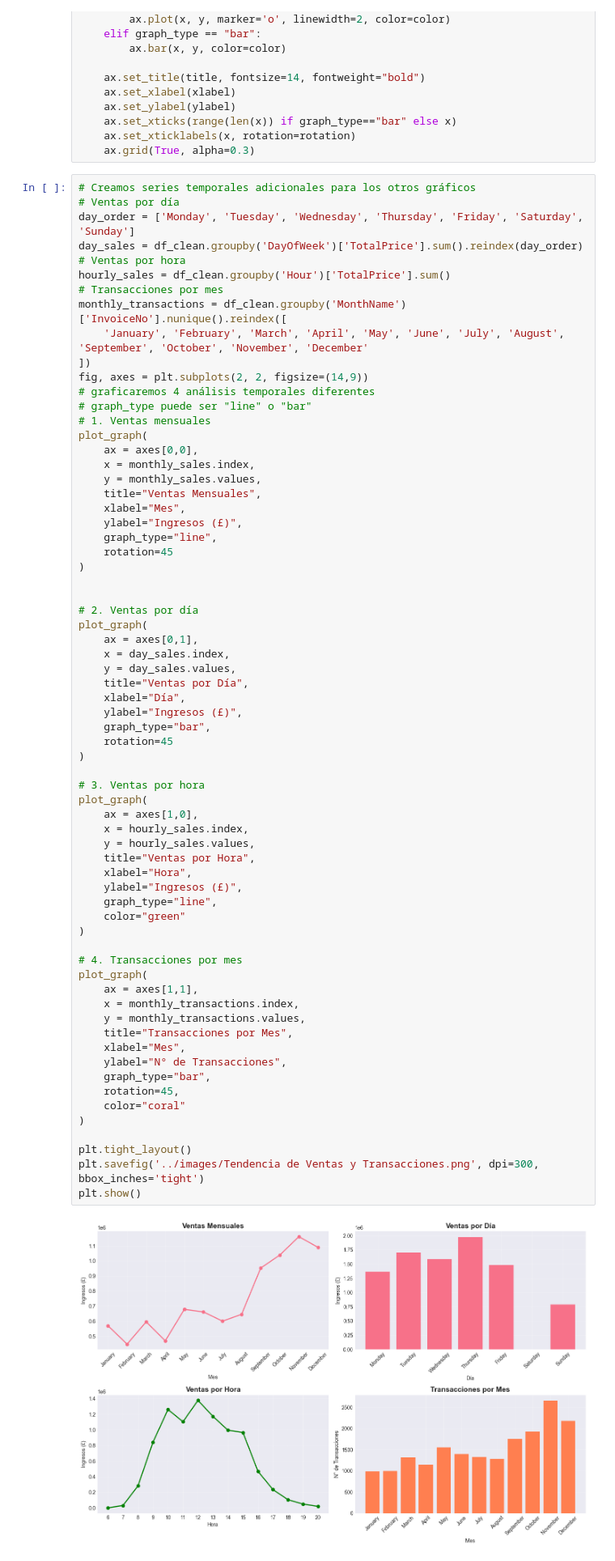
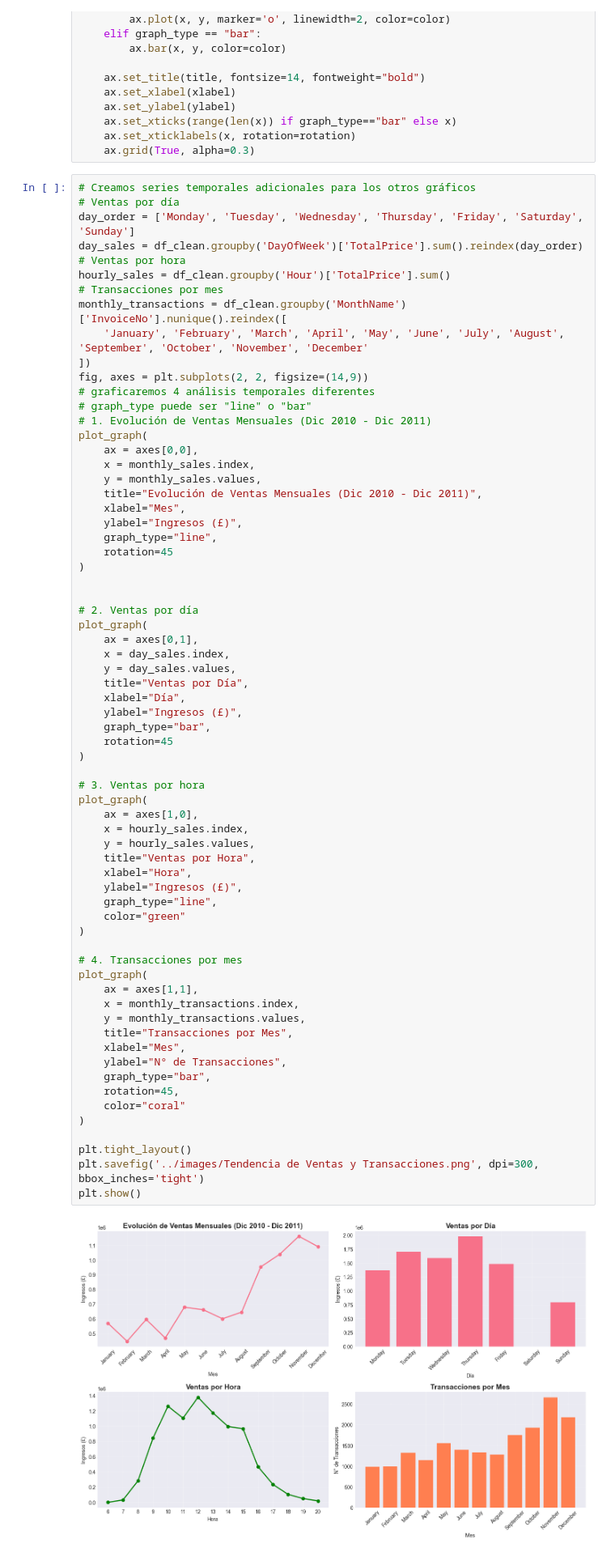
Before and after one commit to a2-digital/ecommerce-uk-retail-analysis, a Jupyter notebook: notebook/UK_Online_Retail_Report.ipynb, the cells around one changed output. Shown at 81% size. Cells and saved outputs as stored; diff of their text form.

```diff
--- a/notebook/UK_Online_Retail_Report.ipynb
+++ b/notebook/UK_Online_Retail_Report.ipynb
@@ -482,12 +481,12 @@ monthly_transactions = df_clean.groupby('MonthName')['InvoiceNo'].nunique().rein
 fig, axes = plt.subplots(2, 2, figsize=(14,9))
 # graficaremos 4 análisis temporales diferentes
 # graph_type puede ser "line" o "bar"
-# 1. Ventas mensuales
+# 1. Evolución de Ventas Mensuales (Dic 2010 - Dic 2011)
 plot_graph(
     ax = axes[0,0],
     x = monthly_sales.index,
     y = monthly_sales.values,
-    title="Ventas Mensuales",
+    title="Evolución de Ventas Mensuales (Dic 2010 - Dic 2011)",
     xlabel="Mes",
     ylabel="Ingresos (£)",
     graph_type="line",
@@ -509,34 +508,34 @@ plot_graph(
 
 # 3. Ventas por hora
 plot_graph(
     ax = axes[1,0],
     x = hourly_sales.index,
     y = hourly_sales.values,
     title="Ventas por Hora",
     xlabel="Hora",
     ylabel="Ingresos (£)",
     graph_type="line",
     color="green"
 )
 
 # 4. Transacciones por mes
 plot_graph(
     ax = axes[1,1],
     x = monthly_transactions.index,
     y = monthly_transactions.values,
     title="Transacciones por Mes",
     xlabel="Mes",
     ylabel="N° de Transacciones",
     graph_type="bar",
     rotation=45,
     color="coral"
 )
 
 plt.tight_layout()
 plt.savefig('../images/Tendencia de Ventas y Transacciones.png', dpi=300, bbox_inches='tight')
 plt.show()
 # %% [output]
-[figure, old version]
+[figure, new version]
 # %% [markdown]
 ## 7. Análisis de Productos
 # %%
```
Also changed, not shown: parts of 3 cells of this notebook, 3 other files.
